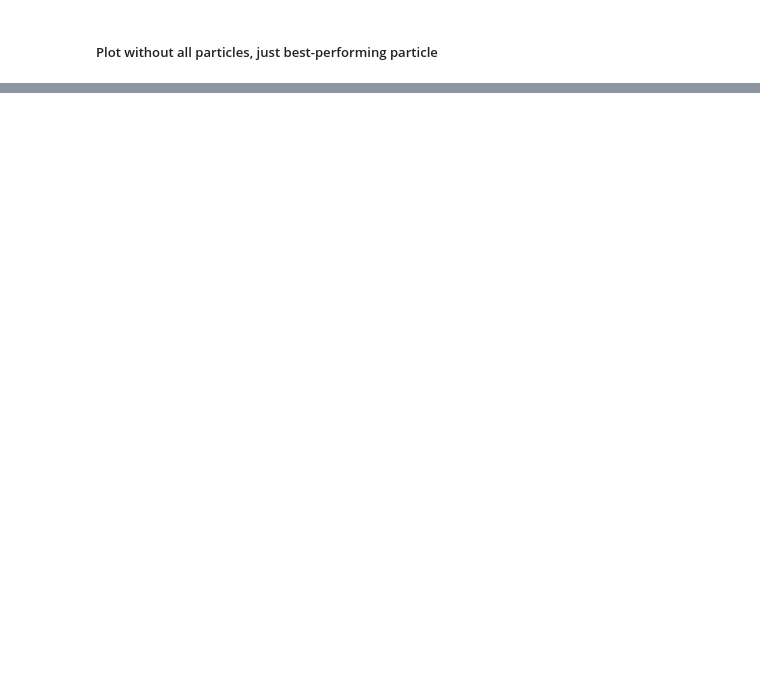
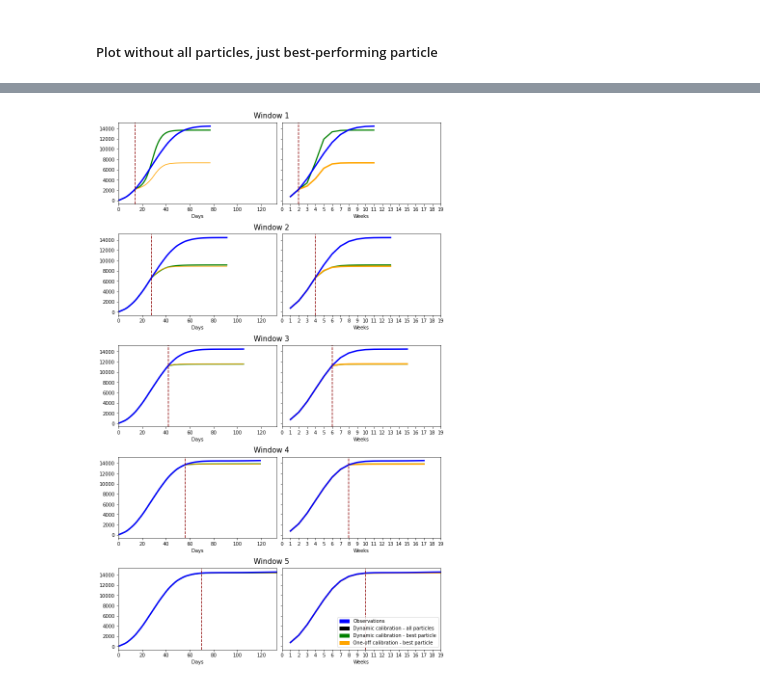
Before and after one commit to Urban-Analytics/RAMP-UA, a Jupyter notebook: experiments/calibration/AnalyseResults-DynamicCalibration_10pops,100particles.ipynb, the cells around one changed output, grey strips where cells are left out. Drawn from its saved outputs; the diff is of its cells as text; code cells hidden in the pictures; blank space fills up the shorter version.

```diff
--- a/experiments/calibration/AnalyseResults-DynamicCalibration_10pops,100particles.ipynb
+++ b/experiments/calibration/AnalyseResults-DynamicCalibration_10pops,100particles.ipynb
@@ -842,0 +660,86 @@ plt.legend(handles=[blue_patch, black_patch, green_patch,  orange_patch], loc="l
+# %%
+windows= list(window_lengths_dict.keys())[:-1]
+
+# create 3x1 subplots
+fig, axs = plt.subplots(nrows=len(windows_dict)-1, ncols=1, constrained_layout=True, figsize = (10,16))
+#fig.suptitle('Predicted cases for 105 days')
+
+# clear subplots
+for ax in axs:
+    ax.remove()
+
+# add subfigure per subplot
+gridspec = axs[0].get_subplotspec().get_gridspec()
+subfigs = [fig.add_subfigure(gs) for gs in gridspec]
+
+windows_i = 0
+for row, subfig in enumerate(subfigs):
+    # Get the run length associated with this window
+    run_length = (windows_i + 1) *14
+    # Create subfigure title
+    subfig.suptitle('Window {}'.format(row+1), fontsize = 15)
+    # create 1x2 subplots per subfig
+    axs = subfig.subplots(nrows=1, ncols=2, sharey= True)
+    # Read the dictionary for this window
+    this_windows_dict = windows_dict[windows[windows_i]]
+
+    # Get the data from the one-off calibration for this window
+    oneoff_calib_best_params_modelled_weekly = oneoff_calib_best_params_modelled_weekly_dict["w{}".format(windows_i+1)]
+    oneoff_calib_best_params_modelled_daily = oneoff_calib_best_params_modelled_daily_dict["w{}".format(windows_i+1)]
+
+    # Add 2 plots, one for daily, one for weekly
+    for col, ax in enumerate(axs):
+
+        # Plot model values
+        _distance = np.array(this_windows_dict['distance'])  # Easier to do maths on np.array
+        distance_norm = (_distance - min(_distance)) / (max(_distance) - min(_distance))
+
+        # Plot weekly data
+        if col == 0:
+            x = range(1, len(OpenCLRunner.get_cumulative_daily_infections(this_windows_dict['summaries'][1]))+1)
+            # Plot model predictions from best performing particle
+            dynamic_calib_best_params_modelled_daily = dynamic_calib_best_params_modelled_daily_dict[windows[windows_i]]
+            ax.plot(range(1, len(dynamic_calib_best_params_modelled_daily)+1), dynamic_calib_best_params_modelled_daily, label="BestParams - {}".format(window), color='green',
+                linestyle='solid', linewidth =2.5)
+            ### One-off calibration
+            ax.plot(x, oneoff_calib_best_params_modelled_daily, label="sim", color="orange")
+            # Plot observations
+            ax.plot(x, cases_devon_daily[0:(63+run_length)], label="Observations", linewidth = 3, color="blue")
+            # Add a vertical line marking where the seeding period ends
+            ax.axvline(x= (windows_i+1) * 14, color = 'darkred', linestyle = 'dashed')
+            #
+            ax.set_xlim([0, len(OpenCLRunner.get_cumulative_daily_infections(windows_dict[windows[-1]]['summaries'][1]))])
+            # Control X-ticks
+            #ax.xaxis.set_major_locator(MaxNLocator(20, integer=True))
+            #ax.tick_params(axis='x', rotation=20)
+            ax.set_xlabel('Days')
+
+        # PLot daily data
+        elif col ==1:
+            x = range(1,len(this_windows_dict['sim'][0])+1)
+            # Plot model predictions from best performing particle
+            dynamic_calib_best_params_modelled_weekly = dynamic_calib_best_params_modelled_weekly_dict[windows[windows_i]]
+            ax.plot(range(1, len(dynamic_calib_best_params_modelled_weekly)+1), dynamic_calib_best_params_modelled_weekly, label="BestParams - {}".format(window), color='green',
+                 linestyle='solid', linewidth =2.5)
+            ### One-off calibration
+            ax.plot(x, oneoff_calib_best_params_modelled_weekly, label="sim", color="orange", linewidth = 3)
+            # Plot observations
+            ax.plot(x, cases_devon_daily_summed_weekly[0:int((63 + run_length)/7)], label="Observations", linewidth=3, color="blue")
+            # vertical line showing where seeding ends
+            ax.axvline(x= (((windows_i+1) * 14)/7), color = 'darkred', linestyle = 'dashed')
+            # X tick constaints
+            ax.set_xlim([0, len(windows_dict[windows[-1]]['sim'][0])])
+            ax.xaxis.set_major_locator(MaxNLocator(20, integer=True))
+            #ax.tick_params(axis='x', rotation=20)
+            ax.set_xlabel('Weeks')
+
+    # move on to next window
+    windows_i = windows_i+1
+
+# Create patches for legend
+black_patch = mpatches.Patch(color='black', label='Dynamic calibration - all particles')
+blue_patch = mpatches.Patch(color='blue', label='Observations')
+orange_patch = mpatches.Patch(color='orange', label='One-off calibration - best particle')
+green_patch = mpatches.Patch(color='green', label='Dynamic calibration - best particle')
+plt.legend(handles=[blue_patch, black_patch, green_patch,  orange_patch], loc="lower right", fontsize= 10)#, bbox_to_anchor=(2.2, 8.6))
+# %% [output]
@@ -842,0 +747 @@ plt.legend(handles=[blue_patch, black_patch, green_patch,  orange_patch], loc="l
+[figure, added]
```
Also changed, not shown: parts of 17 cells of this notebook, 1 other file.
